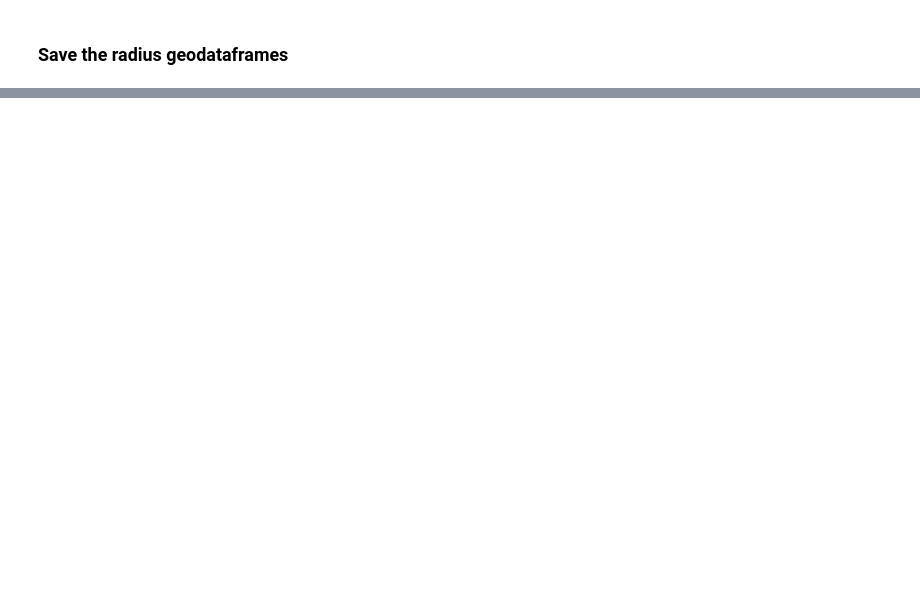
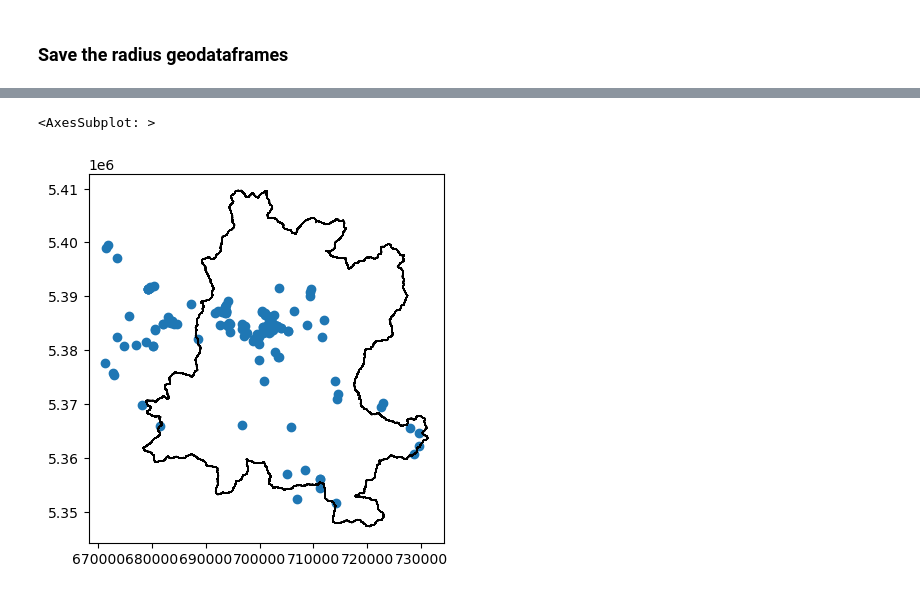
Before and after one commit to bessoh2/icesat2_sr, a Jupyter notebook: notebooks/AUX_dataclean_methow.ipynb, the cells around one changed output, grey strips where cells are left out. Drawn from its saved outputs; the diff is of its cells as text; code cells hidden in the pictures; blank space fills up the shorter version.

```diff
--- a/notebooks/AUX_dataclean_methow.ipynb
+++ b/notebooks/AUX_dataclean_methow.ipynb
@@ -302,0 +338,8 @@ with open(out_fn, 'wb') as f:
+# %%
+fig, ax = plt.subplots()
+
+cso.plot(ax=ax)
+outline_gdf.plot(ax=ax, facecolor='none', edgecolor='k')
+# %% [output]
+<AxesSubplot: >
+[figure, added]
```
Also changed, not shown: parts of 14 cells of this notebook.
